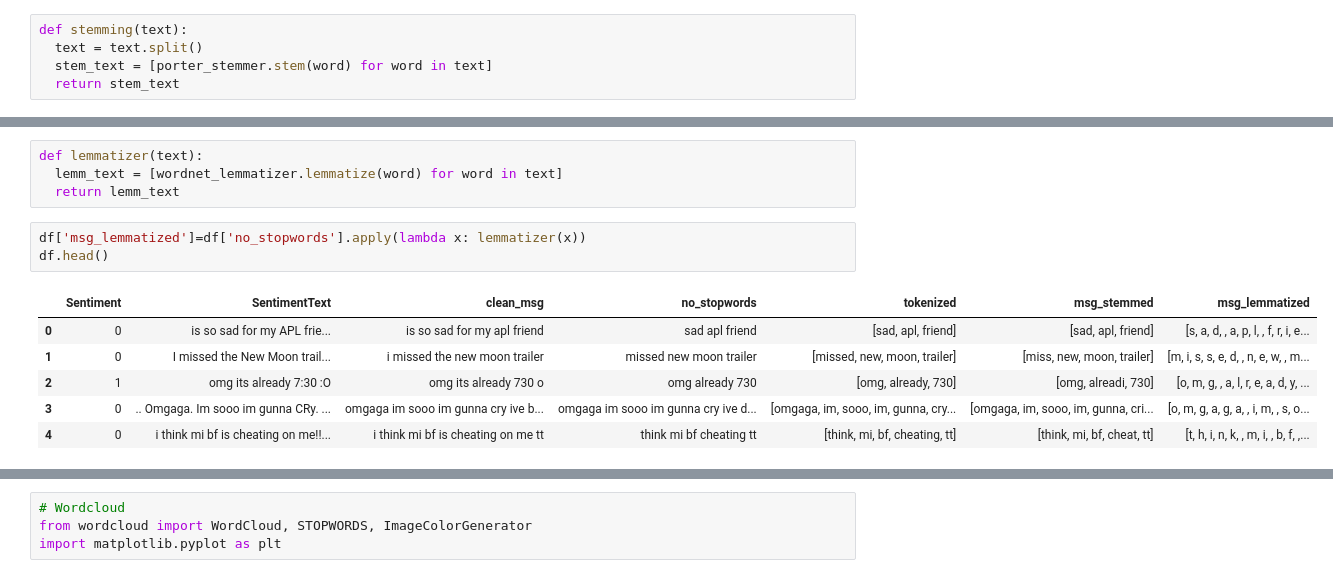
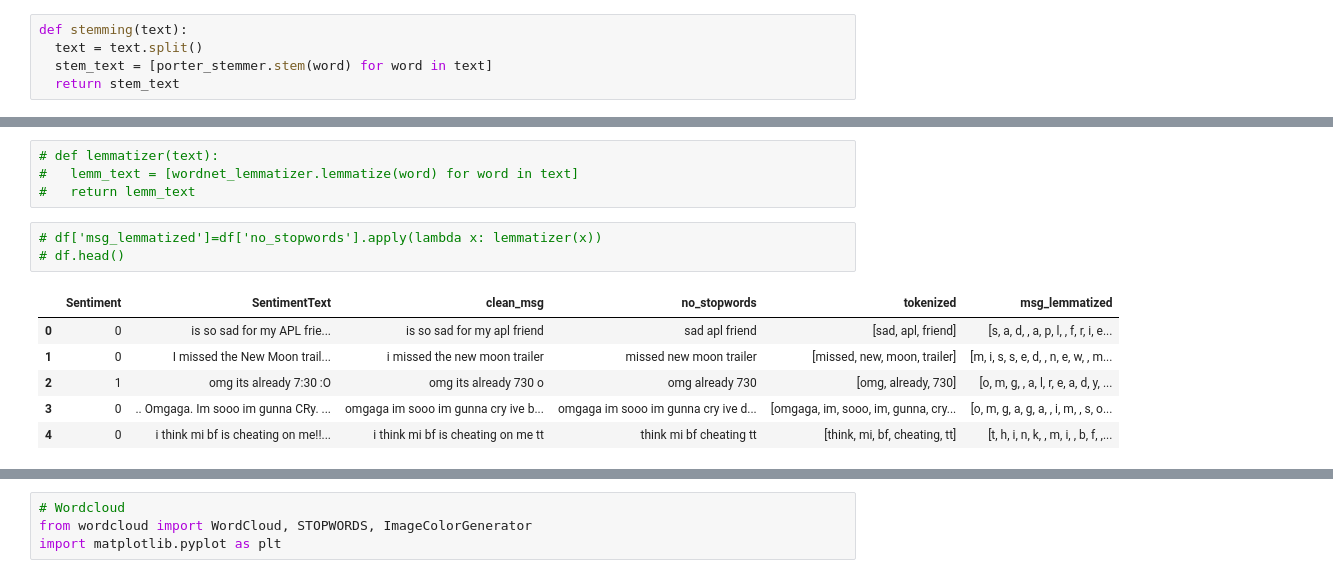
Before and after one commit to RamkrishnaKamble/WiDS, a Jupyter notebook: Twitter_WiDS.ipynb, the cells around one changed output, grey strips where cells are left out. Cells and saved outputs as stored; diff of their text form.

```diff
--- a/Twitter_WiDS.ipynb
+++ b/Twitter_WiDS.ipynb
@@ -142,15 +145,15 @@ wordnet_lemmatizer = WordNetLemmatizer()
 # %%
-def lemmatizer(text):
-  lemm_text = [wordnet_lemmatizer.lemmatize(word) for word in text]
-  return lemm_text
+# def lemmatizer(text):
+#   lemm_text = [wordnet_lemmatizer.lemmatize(word) for word in text]
+#   return lemm_text
 # %%
-df['msg_lemmatized']=df['no_stopwords'].apply(lambda x: lemmatizer(x))
-df.head()
+# df['msg_lemmatized']=df['no_stopwords'].apply(lambda x: lemmatizer(x))
+# df.head()
 # %% [output]
-|  | Sentiment | SentimentText | clean_msg | no_stopwords | tokenized | msg_stemmed | msg_lemmatized |
-| 0 | 0 | is so sad for my APL frie... | is so sad for my apl friend | sad apl friend | [sad, apl, friend] | [sad, apl, friend] | [s, a, d, , a, p, l, , f, r, i, e... |
-| 1 | 0 | I missed the New Moon trail... | i missed the new moon trailer | missed new moon trailer | [missed, new, moon, trailer] | [miss, new, moon, trailer] | [m, i, s, s, e, d, , n, e, w, , m... |
-| 2 | 1 | omg its already 7:30 :O | omg its already 730 o | omg already 730 | [omg, already, 730] | [omg, alreadi, 730] | [o, m, g, , a, l, r, e, a, d, y, ... |
-| 3 | 0 | .. Omgaga. Im sooo im gunna CRy. ... | omgaga im sooo im gunna cry ive b... | omgaga im sooo im gunna cry ive d... | [omgaga, im, sooo, im, gunna, cry... | [omgaga, im, sooo, im, gunna, cri... | [o, m, g, a, g, a, , i, m, , s, o... |
-| 4 | 0 | i think mi bf is cheating on me!!... | i think mi bf is cheating on me tt | think mi bf cheating tt | [think, mi, bf, cheating, tt] | [think, mi, bf, cheat, tt] | [t, h, i, n, k, , m, i, , b, f, ,... |
+|  | Sentiment | SentimentText | clean_msg | no_stopwords | tokenized | msg_lemmatized |
+| 0 | 0 | is so sad for my APL frie... | is so sad for my apl friend | sad apl friend | [sad, apl, friend] | [s, a, d, , a, p, l, , f, r, i, e... |
+| 1 | 0 | I missed the New Moon trail... | i missed the new moon trailer | missed new moon trailer | [missed, new, moon, trailer] | [m, i, s, s, e, d, , n, e, w, , m... |
+| 2 | 1 | omg its already 7:30 :O | omg its already 730 o | omg already 730 | [omg, already, 730] | [o, m, g, , a, l, r, e, a, d, y, ... |
+| 3 | 0 | .. Omgaga. Im sooo im gunna CRy. ... | omgaga im sooo im gunna cry ive b... | omgaga im sooo im gunna cry ive d... | [omgaga, im, sooo, im, gunna, cry... | [o, m, g, a, g, a, , i, m, , s, o... |
+| 4 | 0 | i think mi bf is cheating on me!!... | i think mi bf is cheating on me tt | think mi bf cheating tt | [think, mi, bf, cheating, tt] | [t, h, i, n, k, , m, i, , b, f, ,... |
 # %%
```
Also changed, not shown: parts of 28 cells of this notebook.
